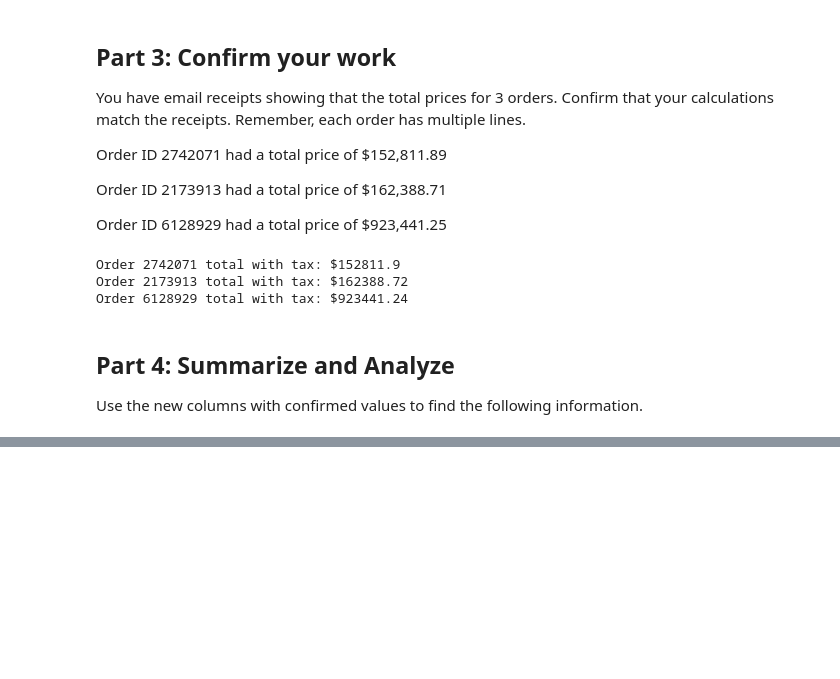
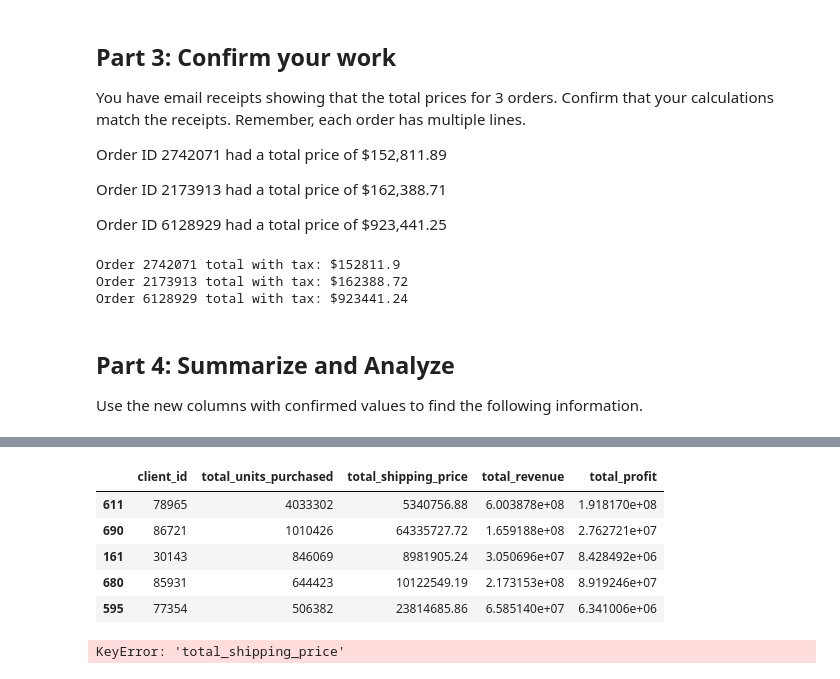
Before and after one commit to Armand57araujo/pandas-challenge-1, a Jupyter notebook: wholesale_data_analysis_starter_code.ipynb, the cells around one changed output, grey strips where cells are left out. Saved outputs shown, nothing was run; the diff lists cells and outputs as text; code cells hidden in the pictures; blank space fills up the shorter version.

```diff
--- a/wholesale_data_analysis_starter_code.ipynb
+++ b/wholesale_data_analysis_starter_code.ipynb
@@ -250,42 +239,63 @@ top_5_clients
 # %%
 # Create a summary DataFrame showing the totals for the for the top 5 clients with the following information:
 # total units purchased, total shipping price, total revenue, and total profit.
-# client_summary = df.groupby('client_id').agg(
-#     total_qty=('qty', 'sum'),
-#     total_shipping_price=('shipping_price', 'sum'),
-#     total_revenue=('revenue', 'sum'),
-#     total_profit=('profit', 'sum')
-# ).reset_index()
 
-# client_summary['total_qty'] = client_summary['total_qty'].round(2)
-# client_summary['total_shipping_price'] = client_summary['total_shipping_price'].round(2)
-# client_summary['total_revenue'] = client_summary['total_revenue'].round(2)
-# client_summary['total_profit'] = client_summary['total_profit'].round(2)
 
-# # Sort the grouped summary by total_revenue to get the top 5 clients
-# top_clients = client_summary.sort_values(by='total_revenue', ascending=False).head(5)
+# Identify the top 5 clients based on total units purchased (qty)
+top_clients = df['client_id'].loc[df['qty'].isin(df['qty'].value_counts().head(5).index)].unique()
 
-# # Summarize totals for the top 5 clients
-# summary = pd.DataFrame({
-#     'Total Units Purchased': [top_clients['total_qty'].sum()],
-#     'Total Shipping Price': [top_clients['total_shipping_price'].sum()],
-#     'Total Revenue': [top_clients['total_revenue'].sum()],
-#     'Total Profit': [top_clients['total_profit'].sum()]
-# })
+# Create a summary DataFrame showing totals for the top 5 clients
+top_clients_summary = df[df['client_id'].isin(top_clients)].groupby('client_id').agg(
+    total_units_purchased=('qty', 'sum'),        # Sum of units purchased (qty)
+    total_shipping_price=('shipping_price', 'sum'),  # Sum of shipping prices
+    total_revenue=('total_price', 'sum'),        # Sum of total prices (revenue)
+    total_profit=('profit', 'sum')               # Sum of profit
+).reset_index()
 
-# summary
+# Sort the summary DataFrame by total units purchased to match the top 5 logic
+top_clients_summary_sorted = top_clients_summary.sort_values(by='total_units_purchased', ascending=False)
+
+# Display the final summary DataFrame
+top_clients_summary_sorted.head()
+
+# client_id, total_units_purchased, total_shipping_price, total_revenue, total_profit
+# %% [output]
+|  | client_id | total_units_purchased | total_shipping_price | total_revenue | total_profit |
+| 611 | 78965 | 4033302 | 5340756.88 | 6.003878e+08 | 1.918170e+08 |
+| 690 | 86721 | 1010426 | 64335727.72 | 1.659188e+08 | 2.762721e+07 |
+| 161 | 30143 | 846069 | 8981905.24 | 3.050696e+07 | 8.428492e+06 |
+| 680 | 85931 | 644423 | 10122549.19 | 2.173153e+08 | 8.919246e+07 |
+| 595 | 77354 | 506382 | 23814685.86 | 6.585140e+07 | 6.341006e+06 |
 # %%
 # Format the data and rename the columns to names suitable for presentation.
 
 # Define the money columns.
+# List of money-related columns
+money_columns = ['total_shipping_price', 'total_revenue', 'total_profit']
 
 
 # Define a function that converts a dollar amount to millions.
 
+# Function to convert dollar amounts to millions
+def currency_format_millions(value):
+    return "${:,.2f}M".format(value / 1_000_000) if value else "$0.00M"
 
 # Apply the currency_format_millions function to only the money columns.
 
+for column in money_columns:
+    df[column] = df[column].apply(currency_format_millions)
+
 
 # Rename the columns to reflect the change in the money format.
+
+# Renaming the columns to indicate they're in millions
+df.rename(columns={
+    'total_units_purchased': 'Total Units Purchased',
+    'total_shipping_price': 'Total Shipping Price (Millions)',
+    'total_revenue': 'Total Revenue (Millions)',
+    'total_profit': 'Total Profit (Millions)'
+}, inplace=True)
+# %% [output]
+KeyError: 'total_shipping_price'
 # %%
 # Sort the updated data by "Total Profit (millions)" form highest to lowest and assign the sort to a new DatFrame.
```
Also changed, not shown: parts of 1 cell of this notebook.
